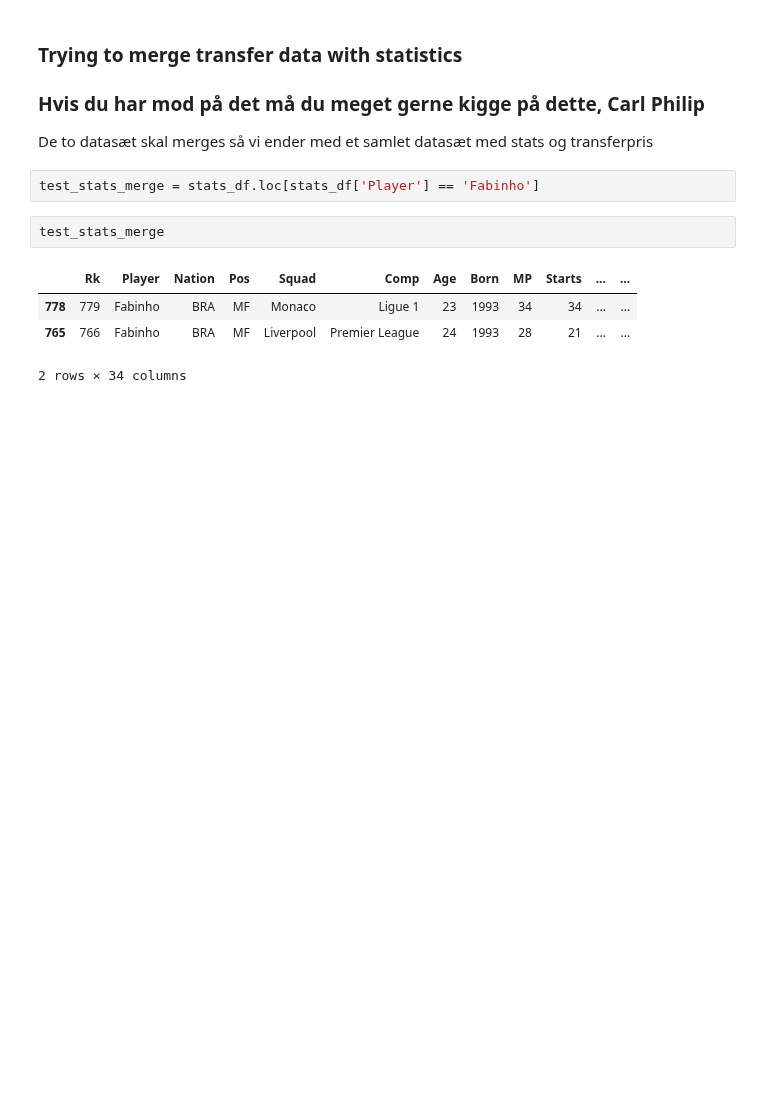
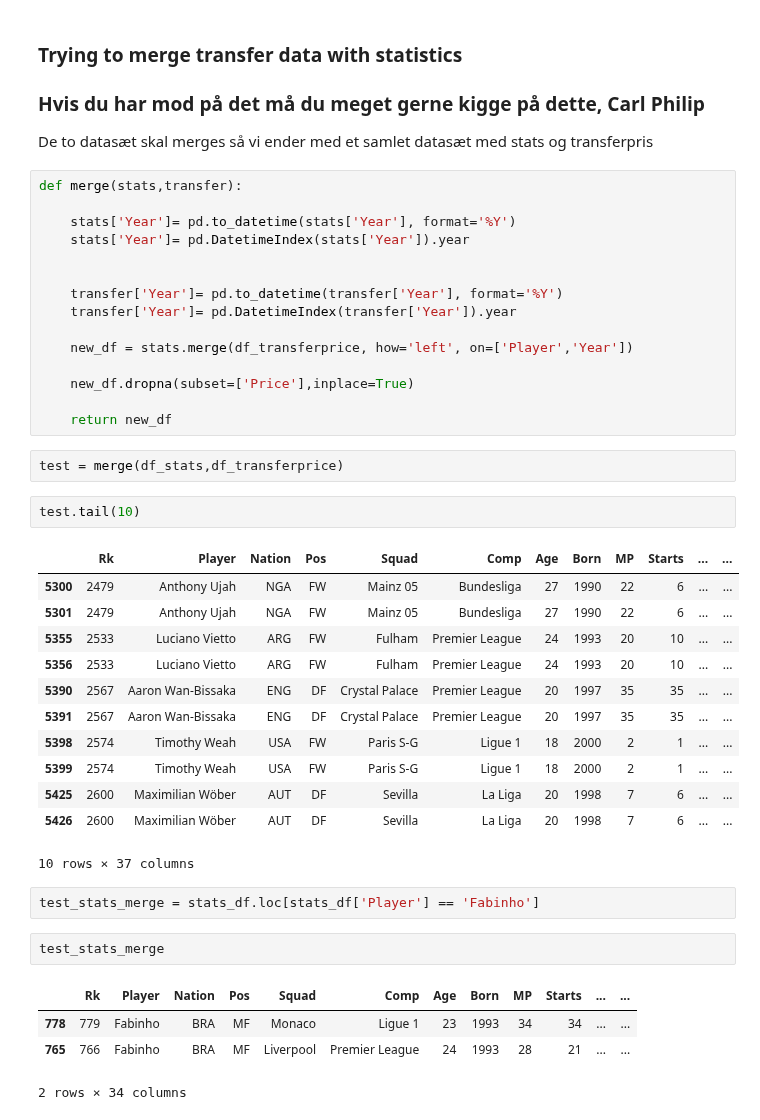
Before and after one commit to mathiasbindseil/three_drengz, a Jupyter notebook: ISDS - Kopi.ipynb, the cells around one changed output. Drawn from its saved outputs; the diff is of its cells as text; blank space fills up the shorter version.

```diff
--- a/ISDS - Kopi.ipynb
+++ b/ISDS - Kopi.ipynb
@@ -191,6 +192,38 @@ print(df_transferprice)
 ### **Hvis du har mod på det må du meget gerne kigge på dette, Carl Philip**
 
 De to datasæt skal merges så vi ender med et samlet datasæt med stats og transferpris
+# %%
+def merge(stats,transfer):
+
+    stats['Year']= pd.to_datetime(stats['Year'], format='%Y')
+    stats['Year']= pd.DatetimeIndex(stats['Year']).year
+
+
+    transfer['Year']= pd.to_datetime(transfer['Year'], format='%Y')
+    transfer['Year']= pd.DatetimeIndex(transfer['Year']).year
+
+    new_df = stats.merge(df_transferprice, how='left', on=['Player','Year'])
+
+    new_df.dropna(subset=['Price'],inplace=True)
+
+    return new_df
+# %%
+test = merge(df_stats,df_transferprice)
+# %%
+test.tail(10)
+# %% [output]
+|  | Rk | Player | Nation | Pos | Squad | Comp | Age | Born | MP | Starts | ... | ... |
+| 5300 | 2479 | Anthony Ujah | NGA | FW | Mainz 05 | Bundesliga | 27 | 1990 | 22 | 6 | ... | ... |
+| 5301 | 2479 | Anthony Ujah | NGA | FW | Mainz 05 | Bundesliga | 27 | 1990 | 22 | 6 | ... | ... |
+| 5355 | 2533 | Luciano Vietto | ARG | FW | Fulham | Premier League | 24 | 1993 | 20 | 10 | ... | ... |
+| 5356 | 2533 | Luciano Vietto | ARG | FW | Fulham | Premier League | 24 | 1993 | 20 | 10 | ... | ... |
+| 5390 | 2567 | Aaron Wan-Bissaka | ENG | DF | Crystal Palace | Premier League | 20 | 1997 | 35 | 35 | ... | ... |
+| 5391 | 2567 | Aaron Wan-Bissaka | ENG | DF | Crystal Palace | Premier League | 20 | 1997 | 35 | 35 | ... | ... |
+| 5398 | 2574 | Timothy Weah | USA | FW | Paris S-G | Ligue 1 | 18 | 2000 | 2 | 1 | ... | ... |
+| 5399 | 2574 | Timothy Weah | USA | FW | Paris S-G | Ligue 1 | 18 | 2000 | 2 | 1 | ... | ... |
+| 5425 | 2600 | Maximilian Wöber | AUT | DF | Sevilla | La Liga | 20 | 1998 | 7 | 6 | ... | ... |
+| 5426 | 2600 | Maximilian Wöber | AUT | DF | Sevilla | La Liga | 20 | 1998 | 7 | 6 | ... | ... |
+10 rows × 37 columns
 # %%
 test_stats_merge = stats_df.loc[stats_df['Player'] == 'Fabinho']
 # %%
```
Also changed, not shown: parts of 7 cells of this notebook, 1 other file.
